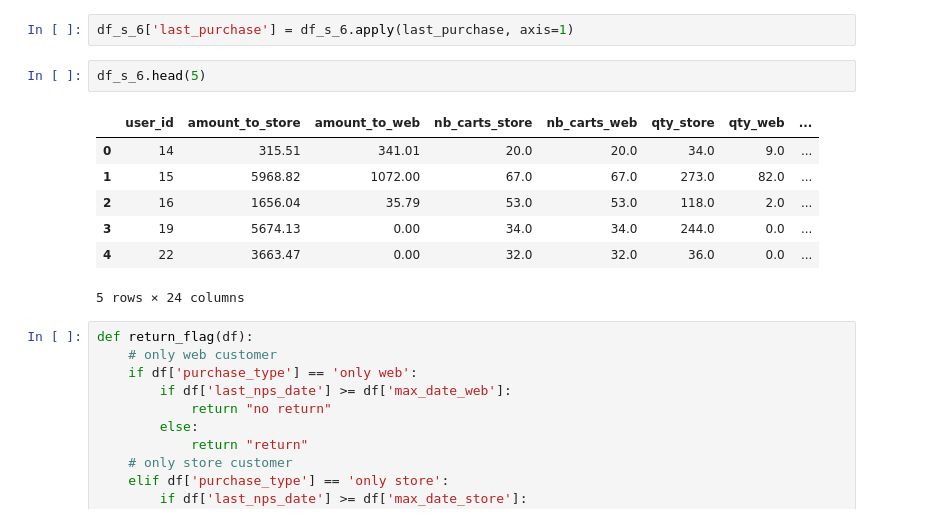
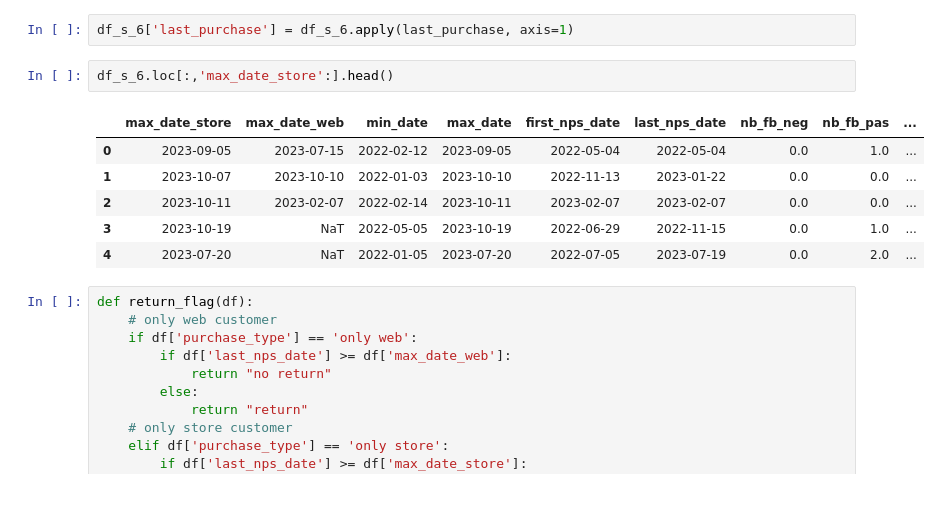
Before and after one commit to erezanovich/customer-care-analytics, a Jupyter notebook: analytics.ipynb, the cells around one changed output. Drawn from its saved outputs; the diff is of its cells as text.

```diff
--- a/analytics.ipynb
+++ b/analytics.ipynb
@@ -506,15 +478,14 @@ def last_purchase(df):
 # %%
 df_s_6['last_purchase'] = df_s_6.apply(last_purchase, axis=1)
 # %%
-df_s_6.head(5)
+df_s_6.loc[:,'max_date_store':].head()
 # %% [output]
-|  | user_id | amount_to_store | amount_to_web | nb_carts_store | nb_carts_web | qty_store | qty_web | ... |
-| 0 | 14 | 315.51 | 341.01 | 20.0 | 20.0 | 34.0 | 9.0 | ... |
-| 1 | 15 | 5968.82 | 1072.00 | 67.0 | 67.0 | 273.0 | 82.0 | ... |
-| 2 | 16 | 1656.04 | 35.79 | 53.0 | 53.0 | 118.0 | 2.0 | ... |
-| 3 | 19 | 5674.13 | 0.00 | 34.0 | 34.0 | 244.0 | 0.0 | ... |
-| 4 | 22 | 3663.47 | 0.00 | 32.0 | 32.0 | 36.0 | 0.0 | ... |
+|  | max_date_store | max_date_web | min_date | max_date | first_nps_date | last_nps_date | nb_fb_neg | nb_fb_pas | ... |
+| 0 | 2023-09-05 | 2023-07-15 | 2022-02-12 | 2023-09-05 | 2022-05-04 | 2022-05-04 | 0.0 | 1.0 | ... |
+| 1 | 2023-10-07 | 2023-10-10 | 2022-01-03 | 2023-10-10 | 2022-11-13 | 2023-01-22 | 0.0 | 0.0 | ... |
+| 2 | 2023-10-11 | 2023-02-07 | 2022-02-14 | 2023-10-11 | 2023-02-07 | 2023-02-07 | 0.0 | 0.0 | ... |
+| 3 | 2023-10-19 | NaT | 2022-05-05 | 2023-10-19 | 2022-06-29 | 2022-11-15 | 0.0 | 1.0 | ... |
+| 4 | 2023-07-20 | NaT | 2022-01-05 | 2023-07-20 | 2022-07-05 | 2023-07-19 | 0.0 | 2.0 | ... |
-5 rows × 24 columns
 # %%
 def return_flag(df):
     # only web customer
```
Also changed, not shown: parts of 40 cells of this notebook.
